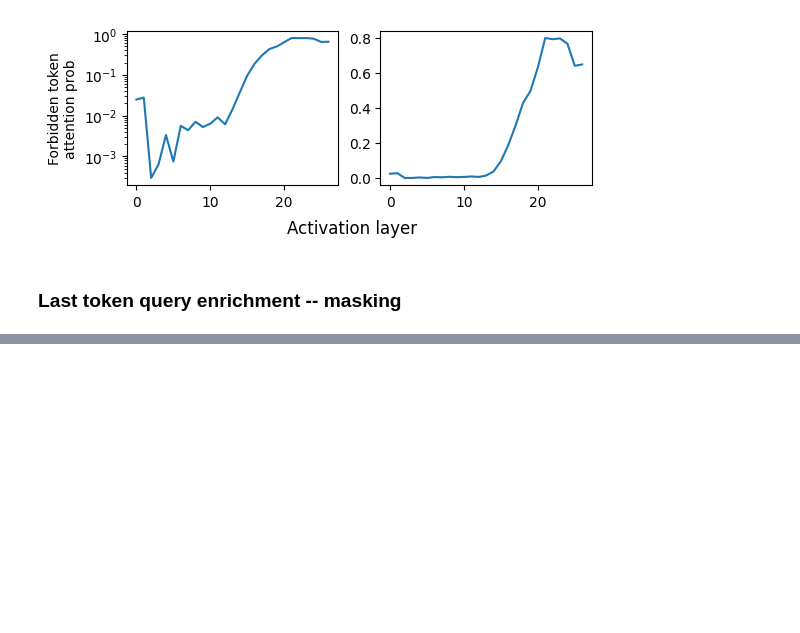
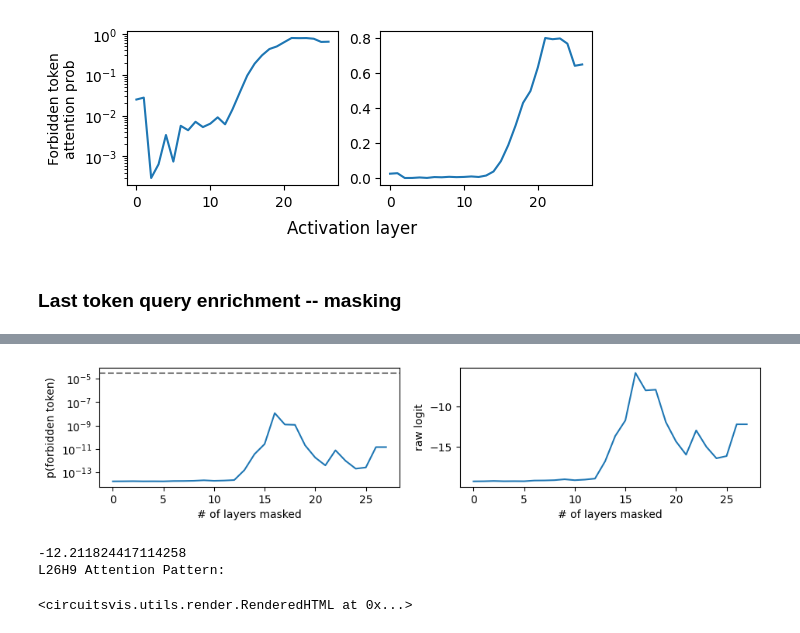
Before and after one commit to ed1d1a8d/prompt-injection-interp, a Jupyter notebook: notebooks/dontsay-l26h9-mi.ipynb, the cells around one changed output, grey strips where cells are left out. Cells and saved outputs as stored; diff of their text form; code cells hidden in the pictures; blank space fills up the shorter version.

```diff
--- a/notebooks/dontsay-l26h9-mi.ipynb
+++ b/notebooks/dontsay-l26h9-mi.ipynb
@@ -520,0 +605,33 @@ tensor(0.6469, device='cuda:0')
+# %%
+plt.figure(figsize=(11, 2))
+
+plt.subplot(1, 2, 1)
+plt.plot(probs)
+plt.axhline(
+    1 / hf_model.config.vocab_size,
+    color="black",
+    linestyle="--",
+    alpha=0.5,
+    zorder=-1,
+)
+plt.yscale("log")
+plt.ylabel("p(forbidden token)")
+plt.xlabel("# of layers masked")
+
+plt.subplot(1, 2, 2)
+plt.plot(raw_logits)
+plt.ylabel("raw logit")
+plt.xlabel("# of layers masked")
+plt.show()
+
+pattern = mcache["pattern", LAYER][HEAD]
+print(raw_logits[-1])
+print(f"{HEAD_STR} Attention Pattern:")
+display(
+    cv_tokens.colored_tokens(["<< bos >>"] + ld.pd.token_strs[1:], pattern[-1])
+)
+# %% [output]
+[figure, added]
+-12.211824417114258
+L26H9 Attention Pattern:
+<circuitsvis.utils.render.RenderedHTML at 0x...>
```
Also changed, not shown: parts of 3 cells of this notebook.
